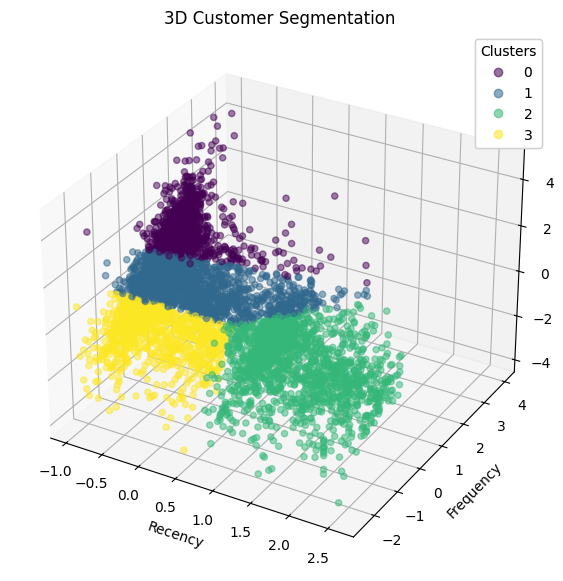
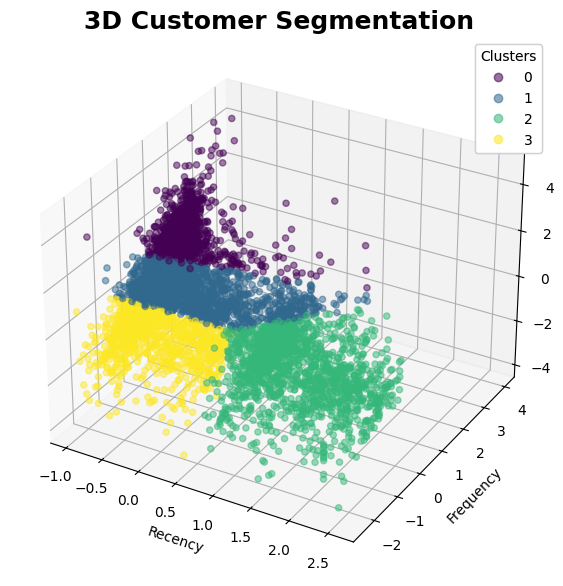
Code edit (unified diff) that turned the first committed figure into the second:
--- before
+++ after
@@ -19,5 +19,5 @@
 ax.set_zlabel('Monetary')
 
-plt.title("3D Customer Segmentation")
+plt.title("3D Customer Segmentation", fontsize=18, fontweight='bold')
 
 # Legend
@@ -29,3 +29,4 @@
 ax.add_artist(legend)
 
+plt.savefig("../figures/k-means_segments_3d.png")
 plt.show()

Commit: Add code for plots storage